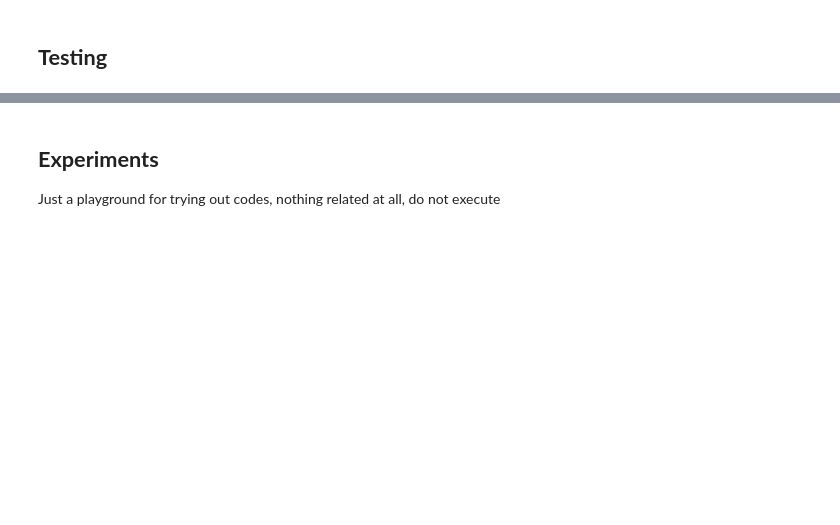
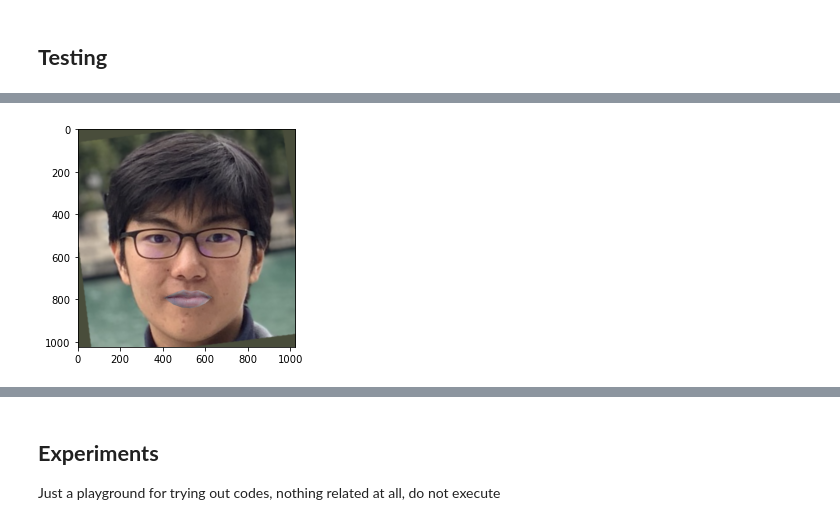
Before and after one commit to comtalyst/generative-facial-cosmetics, a Jupyter notebook: finalization/main.ipynb, the cells around one changed output, grey strips where cells are left out. Cells and saved outputs as stored; diff of their text form; code cells hidden in the pictures; blank space fills up the shorter version.

```diff
--- a/finalization/main.ipynb
+++ b/finalization/main.ipynb
@@ -100,0 +164,6 @@ print("Visual loss: " + str(float(tf.keras.losses.MSE(tf.keras.backend.flatten(r
+# %%
+## Replacement
+#img = cv2.resize(img, dsize=(90, 90), interpolation=cv2.INTER_CUBIC)
+new_img = replace_lips(regenerated.numpy(), p_data, img_full=img)
+# %% [output]
+[figure, added]
```
Also changed, not shown: parts of 14 cells of this notebook.
